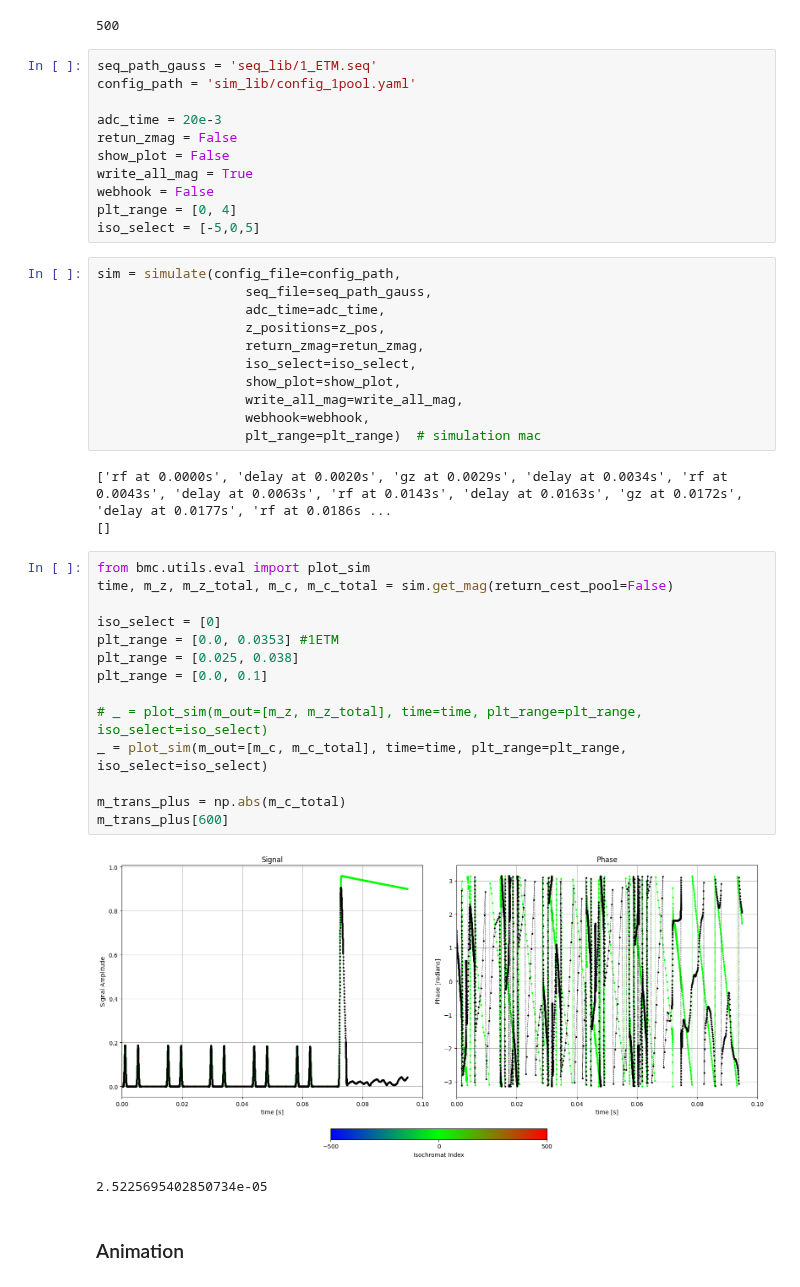
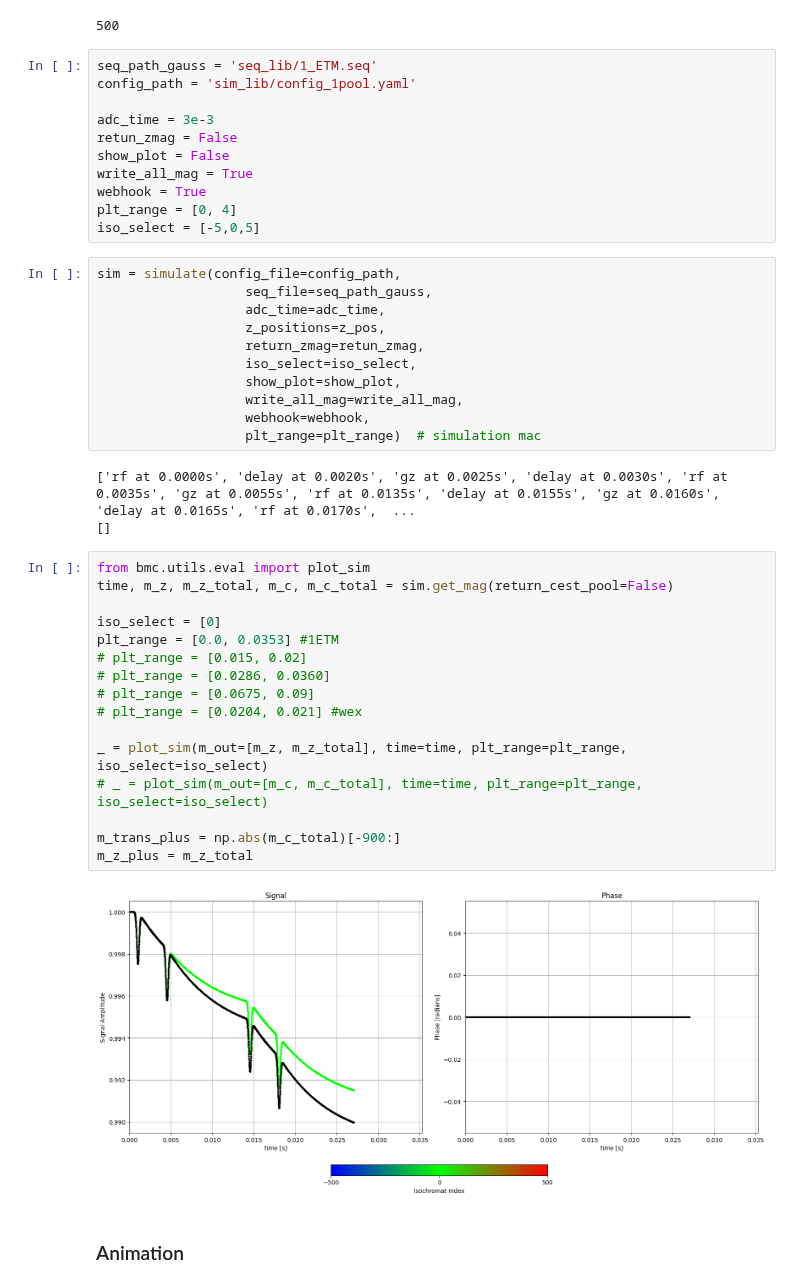
Before and after one commit to dantona02/optim, a Jupyter notebook: testing.ipynb, the cells around one changed output. Cells and saved outputs as stored; diff of their text form.

```diff
--- a/testing.ipynb
+++ b/testing.ipynb
@@ -26,11 +26,11 @@ np.where(z_pos == 0)[0][0]
 seq_path_gauss = 'seq_lib/1_ETM.seq'
 config_path = 'sim_lib/config_1pool.yaml'
 
-adc_time = 20e-3
+adc_time = 3e-3
 retun_zmag = False
 show_plot = False
 write_all_mag = True
-webhook = False
+webhook = True
 plt_range = [0, 4]
 iso_select = [-5,0,5]
 # %%
@@ -45,25 +45,26 @@ sim = simulate(config_file=config_path,
                    webhook=webhook,
                    plt_range=plt_range)  # simulation mac
 # %% [output]
-['rf at 0.0000s', 'delay at 0.0020s', 'gz at 0.0029s', 'delay at 0.0034s', 'rf at 0.0043s', 'delay at 0.0063s', 'rf at 0.0143s', 'delay at 0.0163s', 'gz at 0.0172s', 'delay at 0.0177s', 'rf at 0.0186s ...
+['rf at 0.0000s', 'delay at 0.0020s', 'gz at 0.0025s', 'delay at 0.0030s', 'rf at 0.0035s', 'gz at 0.0055s', 'rf at 0.0135s', 'delay at 0.0155s', 'gz at 0.0160s', 'delay at 0.0165s', 'rf at 0.0170s',  ...
 []
 # %%
 from bmc.utils.eval import plot_sim
 time, m_z, m_z_total, m_c, m_c_total = sim.get_mag(return_cest_pool=False)
 
 iso_select = [0]
 plt_range = [0.0, 0.0353] #1ETM
-plt_range = [0.025, 0.038]
-plt_range = [0.0, 0.1]
+# plt_range = [0.015, 0.02]
+# plt_range = [0.0286, 0.0360]
+# plt_range = [0.0675, 0.09]
+# plt_range = [0.0204, 0.021] #wex
 
-# _ = plot_sim(m_out=[m_z, m_z_total], time=time, plt_range=plt_range, iso_select=iso_select)
-_ = plot_sim(m_out=[m_c, m_c_total], time=time, plt_range=plt_range, iso_select=iso_select)
+_ = plot_sim(m_out=[m_z, m_z_total], time=time, plt_range=plt_range, iso_select=iso_select)
+# _ = plot_sim(m_out=[m_c, m_c_total], time=time, plt_range=plt_range, iso_select=iso_select)
 
-m_trans_plus = np.abs(m_c_total)
-m_trans_plus[600]
+m_trans_plus = np.abs(m_c_total)[-900:]
+m_z_plus = m_z_total
 # %% [output]
-[figure, old version]
+[figure, new version]
-2.5225695402850734e-05
 # %% [markdown]
 ### Animation
 # %%
```
Also changed, not shown: parts of 8 cells of this notebook, 9 other files.
